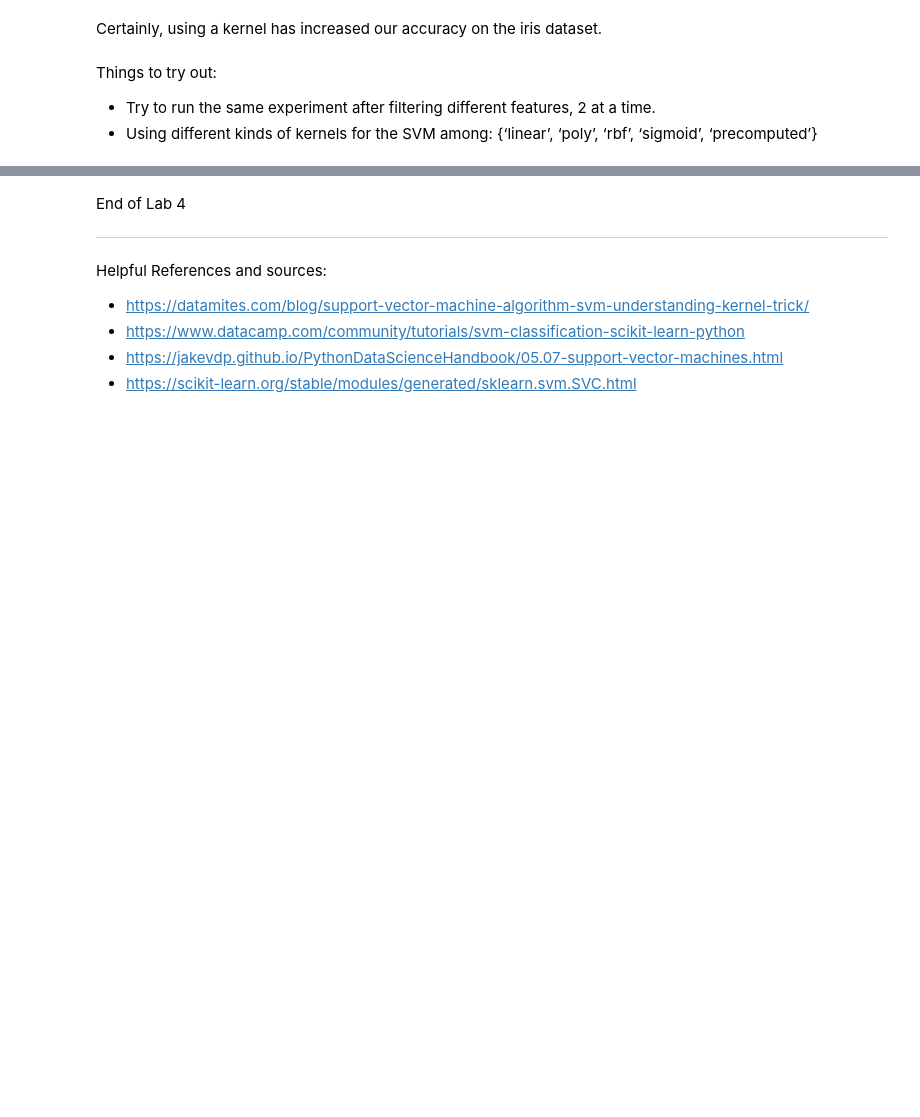
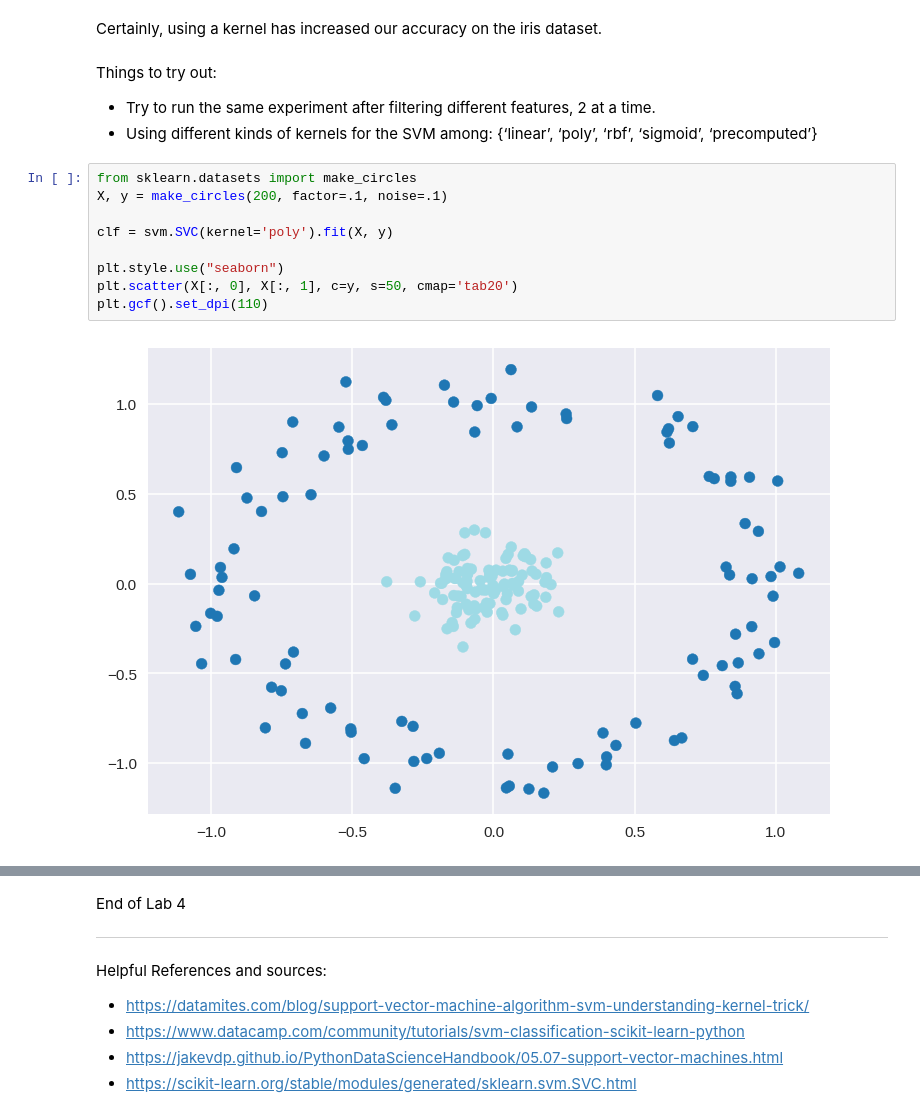
Before and after one commit to sravanireddy1102/fmml2021, a Jupyter notebook: 20210234_SVM_Lab4.ipynb, the cells around one changed output, grey strips where cells are left out. Drawn from its saved outputs; the diff is of its cells as text; blank space fills up the shorter version.

```diff
--- a/20210234_SVM_Lab4.ipynb
+++ b/20210234_SVM_Lab4.ipynb
@@ -244,3 +244,14 @@ Certainly, using a kernel has increased our accuracy on the iris dataset.
 Things to try out:
 - Try to run the same experiment after filtering different features, 2 at a time.
 - Using different kinds of kernels for the SVM among: {‘linear’, ‘poly’, ‘rbf’, ‘sigmoid’, ‘precomputed’}
+# %%
+from sklearn.datasets import make_circles
+X, y = make_circles(200, factor=.1, noise=.1)
+
+clf = svm.SVC(kernel='poly').fit(X, y)
+
+plt.style.use("seaborn")
+plt.scatter(X[:, 0], X[:, 1], c=y, s=50, cmap='tab20')
+plt.gcf().set_dpi(110)
+# %% [output]
+[figure, added]
```
Also changed, not shown: parts of 1 cell of this notebook.
